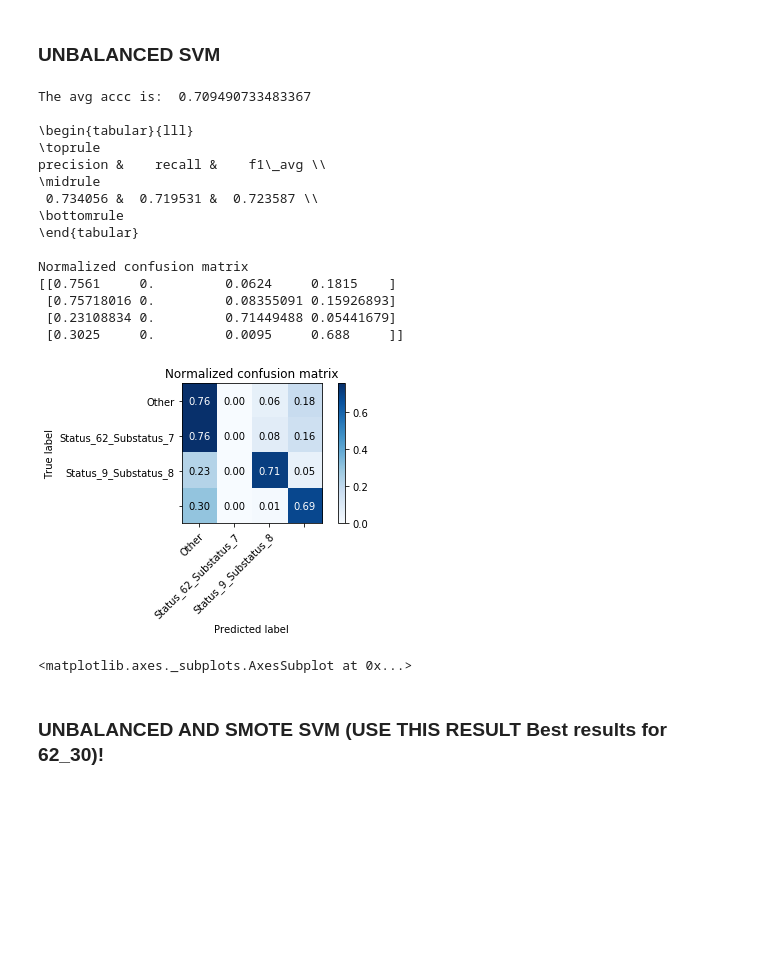
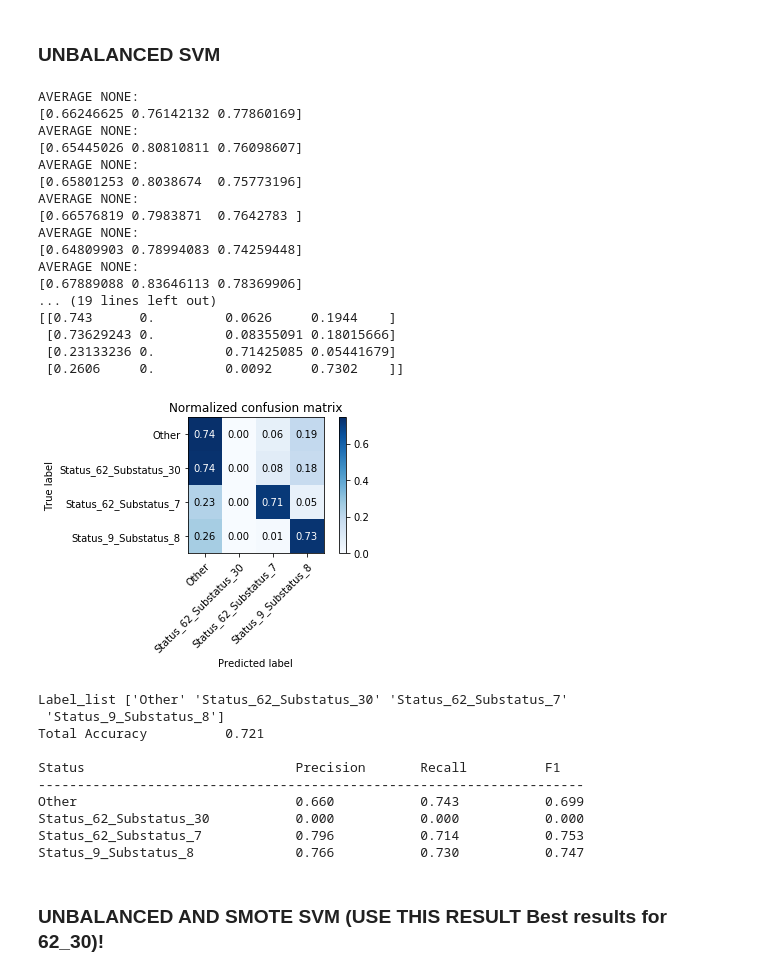
Before and after one commit to StianIsmar/project-thesis, a Jupyter notebook: TE/models/run_models_stian.ipynb, the cells around one changed output. Drawn from its saved outputs; the diff is of its cells as text; code cells hidden in the pictures; blank space fills up the shorter version.

```diff
--- a/TE/models/run_models_stian.ipynb
+++ b/TE/models/run_models_stian.ipynb
@@ -304,28 +382,40 @@ Normalized confusion matrix
 # %%
 # Unbalanced
 svm_unbalanced = SVC(kernel='poly', gamma='auto', random_state=12)
 df_svm_unbalanced, y_true_svm_unbalanced, y_pred_svm_unbalanced = performance_measure.cross_validate_model(svm_unbalanced,X_scaled,y)
 performance_measure.plot_confusion_matrix(y_true_svm_unbalanced,y_pred_svm_unbalanced,normalize=True)
-
+#Plot performance measure
+performance_measure.get_performance_measures(y_true_svm_unbalanced, y_pred_svm_unbalanced)
 # svm2 = svm_method.get_svm_model(X_train_scaled, X_test_scaled, y_train, y_test)
 # %% [output]
-The avg accc is:  0.709490733483367
-
-\begin{tabular}{lll}
-\toprule
-precision &    recall &    f1\_avg \\
-\midrule
- 0.734056 &  0.719531 &  0.723587 \\
-\bottomrule
-\end{tabular}
-
-Normalized confusion matrix
-[[0.7561     0.         0.0624     0.1815    ]
- [0.75718016 0.         0.08355091 0.15926893]
- [0.23108834 0.         0.71449488 0.05441679]
- [0.3025     0.         0.0095     0.688     ]]
+AVERAGE NONE:
+[0.66246625 0.76142132 0.77860169]
+AVERAGE NONE:
+[0.65445026 0.80810811 0.76098607]
+AVERAGE NONE:
+[0.65801253 0.8038674  0.75773196]
+AVERAGE NONE:
+[0.66576819 0.7983871  0.7642783 ]
+AVERAGE NONE:
+[0.64809903 0.78994083 0.74259448]
+AVERAGE NONE:
+[0.67889088 0.83646113 0.78369906]
+... (19 lines left out)
+[[0.743      0.         0.0626     0.1944    ]
+ [0.73629243 0.         0.08355091 0.18015666]
+ [0.23133236 0.         0.71425085 0.05441679]
+ [0.2606     0.         0.0092     0.7302    ]]
-[figure, old version]
+[figure, new version]
-<matplotlib.axes._subplots.AxesSubplot at 0x...>
+Label_list ['Other' 'Status_62_Substatus_30' 'Status_62_Substatus_7'
+ 'Status_9_Substatus_8']
+Total Accuracy          0.721
+
+Status                           Precision       Recall          F1
+----------------------------------------------------------------------
+Other                            0.660           0.743           0.699
+Status_62_Substatus_30           0.000           0.000           0.000
+Status_62_Substatus_7            0.796           0.714           0.753
+Status_9_Substatus_8             0.766           0.730           0.747
 # %% [markdown]
 ### UNBALANCED AND SMOTE SVM (USE THIS RESULT Best results for 62_30)!
 # %%
```
Also changed, not shown: parts of 34 cells of this notebook, 3 other files.
